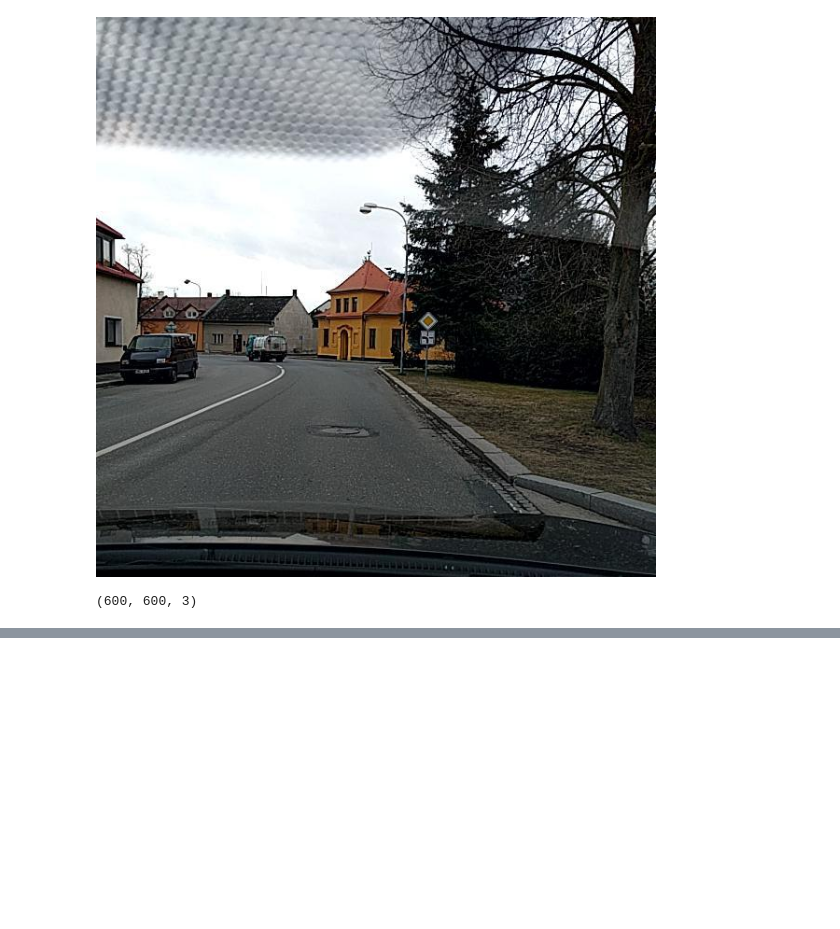
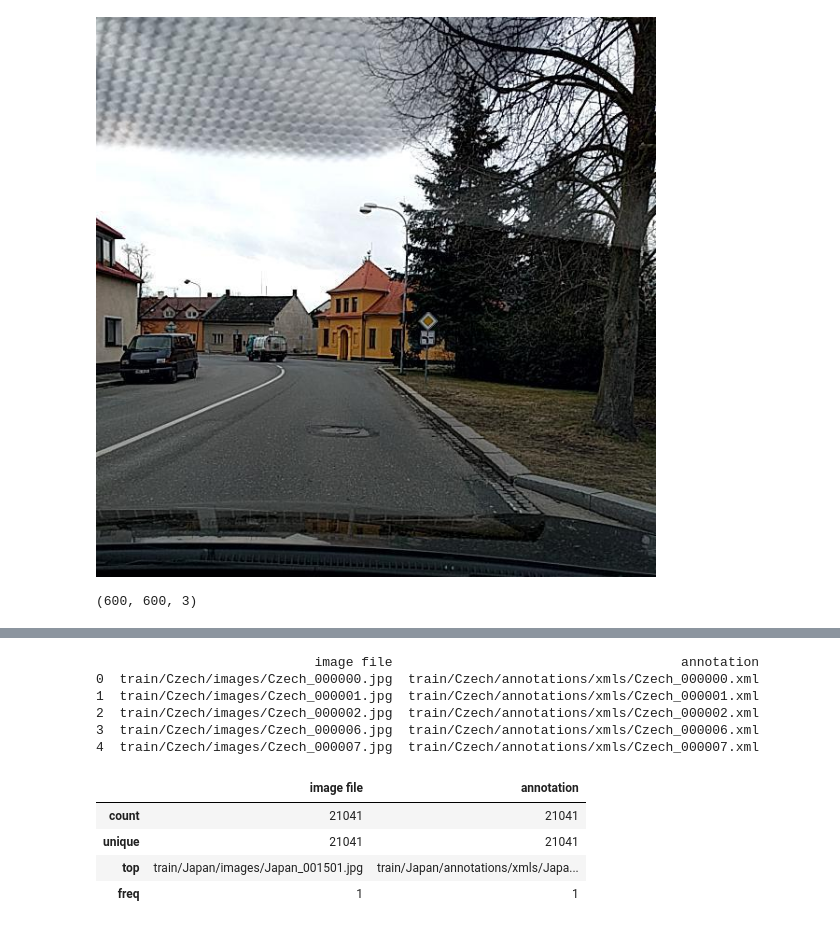
Before and after one commit to SokKanaTorajd/roadque-bangkit21, a Jupyter notebook: RoadQue_EDA.ipynb, the cells around one changed output, grey strips where cells are left out. Drawn from its saved outputs; the diff is of its cells as text; code cells hidden in the pictures; blank space fills up the shorter version.

```diff
--- a/RoadQue_EDA.ipynb
+++ b/RoadQue_EDA.ipynb
@@ -78,8 +60,9 @@ for dir in train_dirs:
 image_files = []
 
 for dir in (train_dirs):
-  for images in os.listdir(dir):
-    image_files.append(images)
+  for image in os.listdir(dir):
+    image = dir + '/' + image
+    image_files.append(image)
 # %%
 print(len(image_files))
 print(image_files[0:5])
@@ -103,3 +86,11 @@ for i in range(5):
 (600, 600, 3)
 [figure]
 (600, 600, 3)
+# %%
+annot_files = []
+annot_dirs = ['train/Czech/annotations/xmls', 'train/India/annotations/xmls', 'train/Japan/annotations/xmls']
+
+for dir in annot_dirs:
+  for xml in os.listdir(dir):
+    xml = dir + '/' + xml
+    annot_files.append(xml)
@@ -105,0 +103,6 @@ for i in range(5):
+# %%
+image_files = sorted(image_files)
+print(image_files[:10])
+
+annot_files = sorted(annot_files)
+print(annot_files[:10])
@@ -105,0 +112,24 @@ for i in range(5):
+# %%
+import pandas as pd
+
+# create dataframe to match between image file and annotation file
+
+df = pd.DataFrame(list(zip(image_files, annot_files)),
+                  columns=['image file', 'annotation'])
+# %%
+print(df.head())
+# %% [output]
+                            image file                                     annotation
+0  train/Czech/images/Czech_000000.jpg  train/Czech/annotations/xmls/Czech_000000.xml
+1  train/Czech/images/Czech_000001.jpg  train/Czech/annotations/xmls/Czech_000001.xml
+2  train/Czech/images/Czech_000002.jpg  train/Czech/annotations/xmls/Czech_000002.xml
+3  train/Czech/images/Czech_000006.jpg  train/Czech/annotations/xmls/Czech_000006.xml
+4  train/Czech/images/Czech_000007.jpg  train/Czech/annotations/xmls/Czech_000007.xml
+# %%
+df.describe()
+# %% [output]
+|  | image file | annotation |
+| count | 21041 | 21041 |
+| unique | 21041 | 21041 |
+| top | train/Japan/images/Japan_001501.jpg | train/Japan/annotations/xmls/Japa... |
+| freq | 1 | 1 |
```
Also changed, not shown: parts of 16 cells of this notebook.
